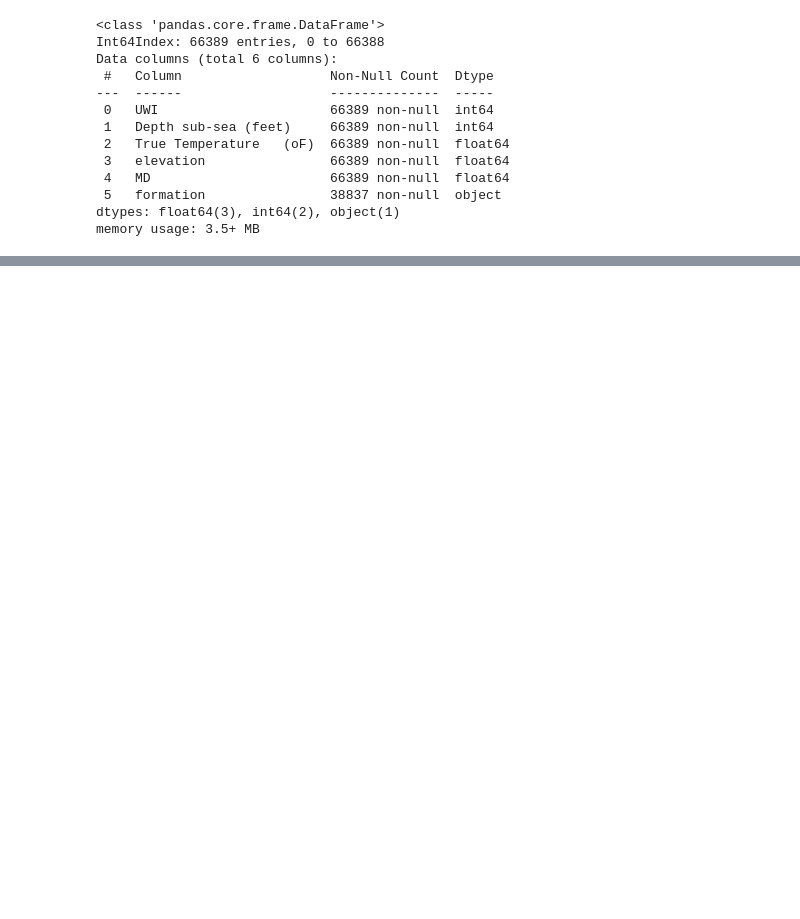
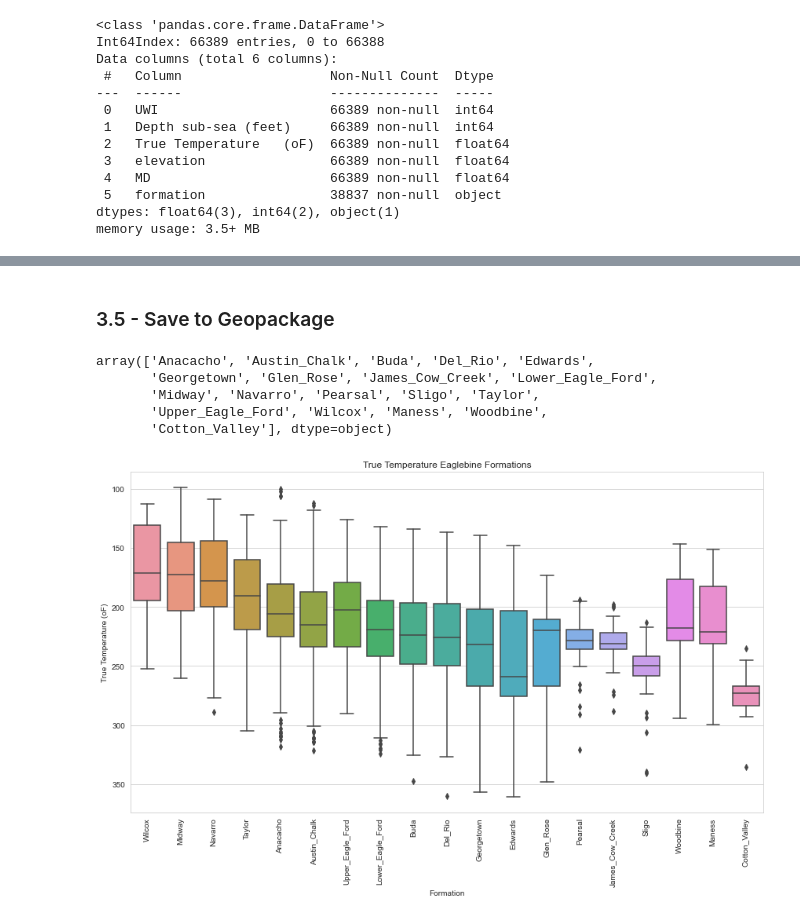
Before and after one commit to Tyrmes/gtx-2021, a Jupyter notebook: gtx/eda_oc/eda_1.ipynb, the cells around one changed output, grey strips where cells are left out. Saved outputs shown, nothing was run; the diff lists cells and outputs as text; code cells hidden in the pictures; blank space fills up the shorter version.

Commit message:
Finished plotting True temperatures per formation. Need to get the maps for other formations but the workflow is ready

```diff
--- a/gtx/eda_oc/eda_1.ipynb
+++ b/gtx/eda_oc/eda_1.ipynb
@@ -278,3 +278,6 @@ df_tops.head()
 | 2 | 42013301410000 | Navarro | 4927.92 | 338.68 | -4589.24 |
 | 3 | 42013301410000 | Taylor | 7608.13 | 338.68 | -7269.45 |
 | 4 | 42013301410000 | Anacacho | 9164.50 | 338.68 | -8825.82 |
+# %%
+formations = df_tops[formation_col].unique()
+formations
@@ -348,0 +370,8 @@ memory usage: 3.5+ MB
+# %%
+depth_sstvd_col = "Depth sub-sea (feet)"
+true_temp_col = "True Temperature   (oF)"
+df_form_temp = (egb_true_temp
+                .groupby([uwi_col, formation_col])[[depth_sstvd_col, true_temp_col]]
+                .mean())
+df_form_temp.reset_index(inplace=True)
+df_form_temp.head(10)
@@ -348,0 +392,8 @@ memory usage: 3.5+ MB
+# %%
+# Cast to GeoDataFrame
+gdf_form_temp = gpd.GeoDataFrame(df_form_temp
+                                 .merge(gdf_wh[[uwi_col, "geometry"]],
+                                        how="left",
+                                        on=uwi_col))
+gdf_form_temp.head()
+print(gdf_form_temp.info())
@@ -348,0 +414,2 @@ memory usage: 3.5+ MB
+# %% [markdown]
+### 3.5 - Save to Geopackage
@@ -348,0 +418,21 @@ memory usage: 3.5+ MB
+# %%
+gdf_form_temp[formation_col].unique()
+# %% [output]
+array(['Anacacho', 'Austin_Chalk', 'Buda', 'Del_Rio', 'Edwards',
+       'Georgetown', 'Glen_Rose', 'James_Cow_Creek', 'Lower_Eagle_Ford',
+       'Midway', 'Navarro', 'Pearsal', 'Sligo', 'Taylor',
+       'Upper_Eagle_Ford', 'Wilcox', 'Maness', 'Woodbine',
+       'Cotton_Valley'], dtype=object)
+# %%
+fig_4, ax_4 = plt.subplots(1, 1, figsize=(12, 8))
+sns.boxplot(x=formation_col, y=true_temp_col, data=gdf_form_temp, ax=ax_4,
+            order=formations)
+plt.title("True Temperature Eaglebine Formations")
+plt.ylabel("True Temperature (oF)")
+plt.xlabel("Formation")
+plt.xticks(rotation=90)
+plt.gca().invert_yaxis()
+plt.tight_layout()
+plt.show()
+# %% [output]
+[figure, added]
```
Also changed, not shown: parts of 14 cells of this notebook, 6 other files.
